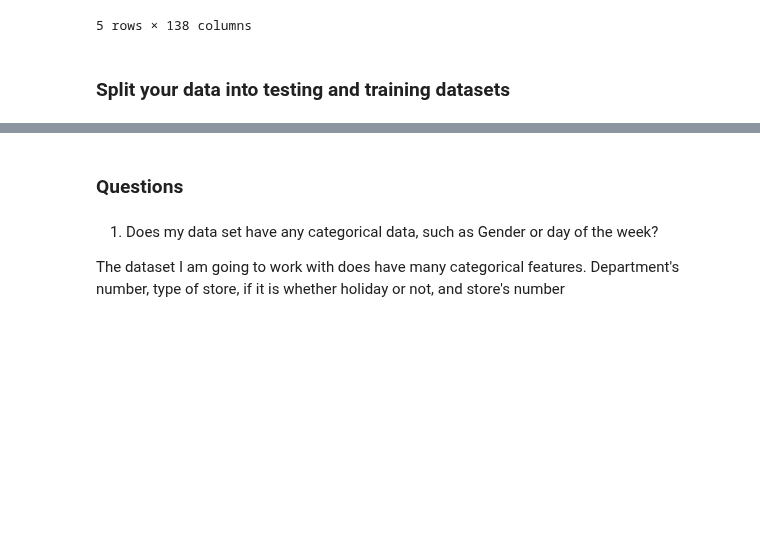
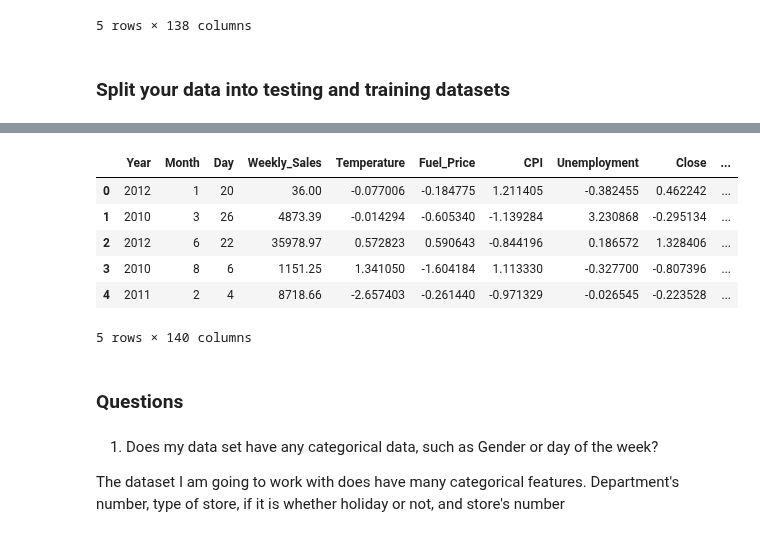
Before and after one commit to arnaldo9408/SpringBoard, a Jupyter notebook: Unit 16/Capstone Two - Pre-processing and Training Data Development.ipynb, the cells around one changed output, grey strips where cells are left out. Cells and saved outputs as stored; diff of their text form; code cells hidden in the pictures; blank space fills up the shorter version.

```diff
--- a/Unit 16/Capstone Two - Pre-processing and Training Data Development.ipynb
+++ b/Unit 16/Capstone Two - Pre-processing and Training Data Development.ipynb
@@ -159,3 +215,20 @@ df_test.head()
+# %%
+#Concat the date data frame and the test data
+df_test = pd.concat([df_date, df_test], axis = 1)
+# %%
+#Drop test to avoid redundancy
+df_test.drop('Date', axis = 1, inplace = True)
+# %%
+#See how the test data looks like
+df_test.head()
+# %% [output]
+|  | Year | Month | Day | Weekly_Sales | Temperature | Fuel_Price | CPI | Unemployment | Close | ... |
+| 0 | 2012 | 1 | 20 | 36.00 | -0.077006 | -0.184775 | 1.211405 | -0.382455 | 0.462242 | ... |
+| 1 | 2010 | 3 | 26 | 4873.39 | -0.014294 | -0.605340 | -1.139284 | 3.230868 | -0.295134 | ... |
+| 2 | 2012 | 6 | 22 | 35978.97 | 0.572823 | 0.590643 | -0.844196 | 0.186572 | 1.328406 | ... |
+| 3 | 2010 | 8 | 6 | 1151.25 | 1.341050 | -1.604184 | 1.113330 | -0.327700 | -0.807396 | ... |
+| 4 | 2011 | 2 | 4 | 8718.66 | -2.657403 | -0.261440 | -0.971329 | -0.026545 | -0.223528 | ... |
+5 rows × 140 columns
 # %%
 # Convert test to csv
 df_test.to_csv('WalmartSalesTestDataset.csv')
```
Also changed, not shown: parts of 23 cells of this notebook.
